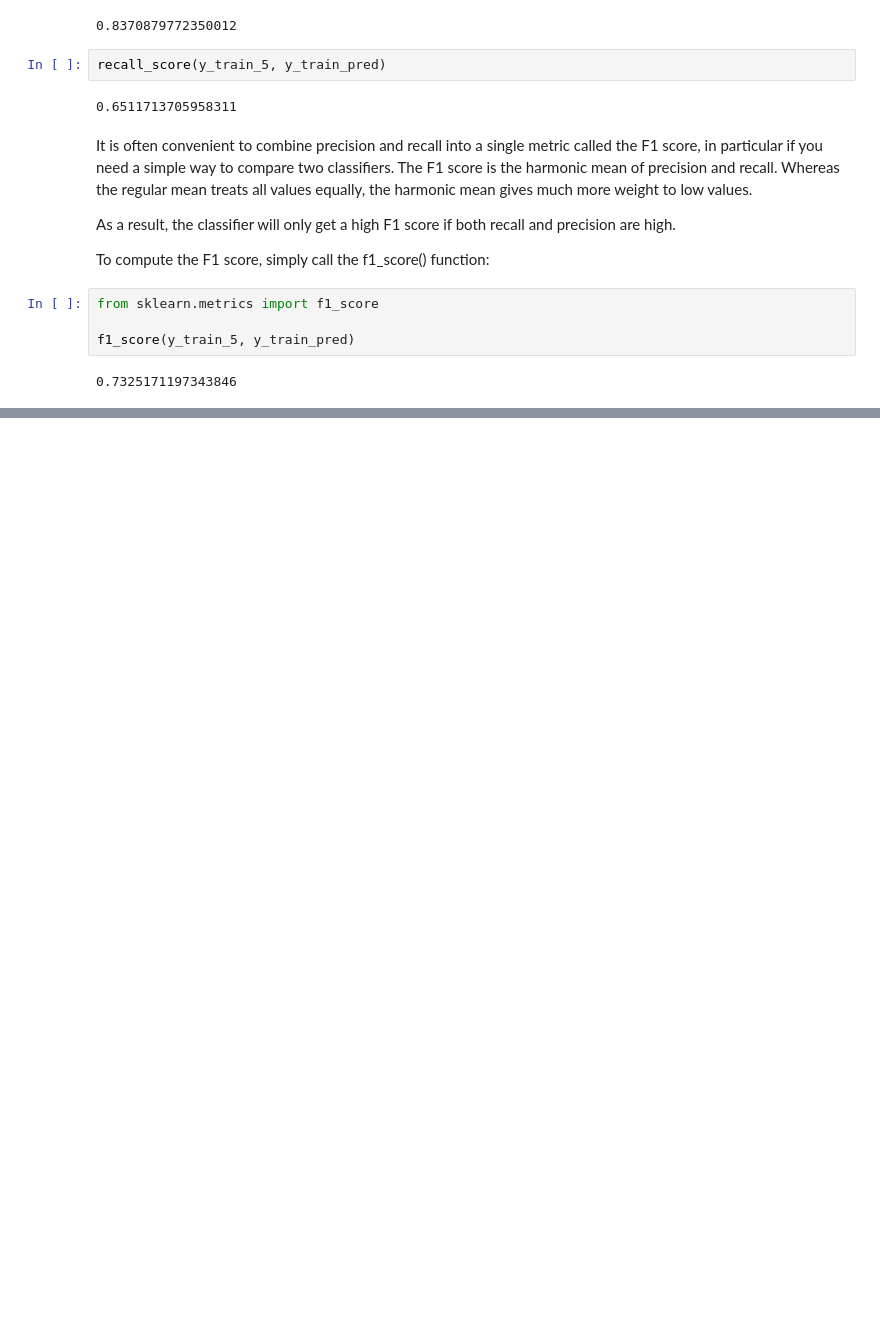
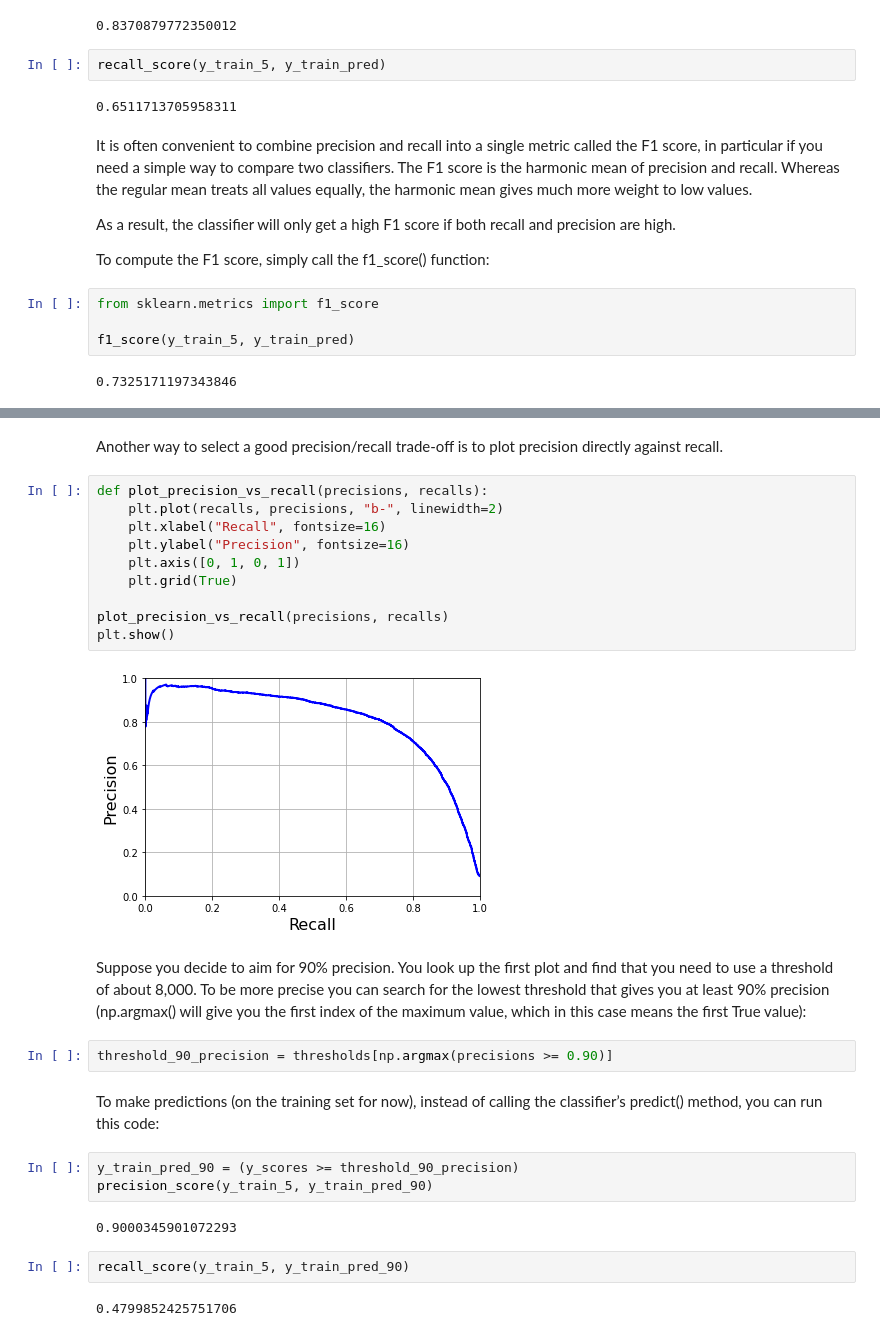
Before and after one commit to khmkarimhisham/Hands-On-Machine-Learning-Book, a Jupyter notebook: Chapter 03 Classification.ipynb, the cells around one changed output, grey strips where cells are left out. Saved outputs shown, nothing was run; the diff lists cells and outputs as text; blank space fills up the shorter version.

```diff
--- a/Chapter 03 Classification.ipynb
+++ b/Chapter 03 Classification.ipynb
@@ -184,0 +240,29 @@ f1_score(y_train_5, y_train_pred)
+# %% [markdown]
+Another way to select a good precision/recall trade-off is to plot precision directly against recall.
+# %%
+def plot_precision_vs_recall(precisions, recalls):
+    plt.plot(recalls, precisions, "b-", linewidth=2)
+    plt.xlabel("Recall", fontsize=16)
+    plt.ylabel("Precision", fontsize=16)
+    plt.axis([0, 1, 0, 1])
+    plt.grid(True)
+
+plot_precision_vs_recall(precisions, recalls)
+plt.show()
+# %% [output]
+[figure, added]
+# %% [markdown]
+Suppose you decide to aim for 90% precision. You look up the first plot and find that you need to use a threshold of about 8,000. To be more precise you can search for the lowest threshold that gives you at least 90% precision (np.argmax() will give you the first index of the maximum value, which in this case means the first True value):
+# %%
+threshold_90_precision = thresholds[np.argmax(precisions >= 0.90)]
+# %% [markdown]
+To make predictions (on the training set for now), instead of calling the classifier’s predict() method, you can run this code:
+# %%
+y_train_pred_90 = (y_scores >= threshold_90_precision)
+precision_score(y_train_5, y_train_pred_90)
+# %% [output]
+0.9000345901072293
+# %%
+recall_score(y_train_5, y_train_pred_90)
+# %% [output]
+0.4799852425751706
```
Also changed, not shown: parts of 12 cells of this notebook.
